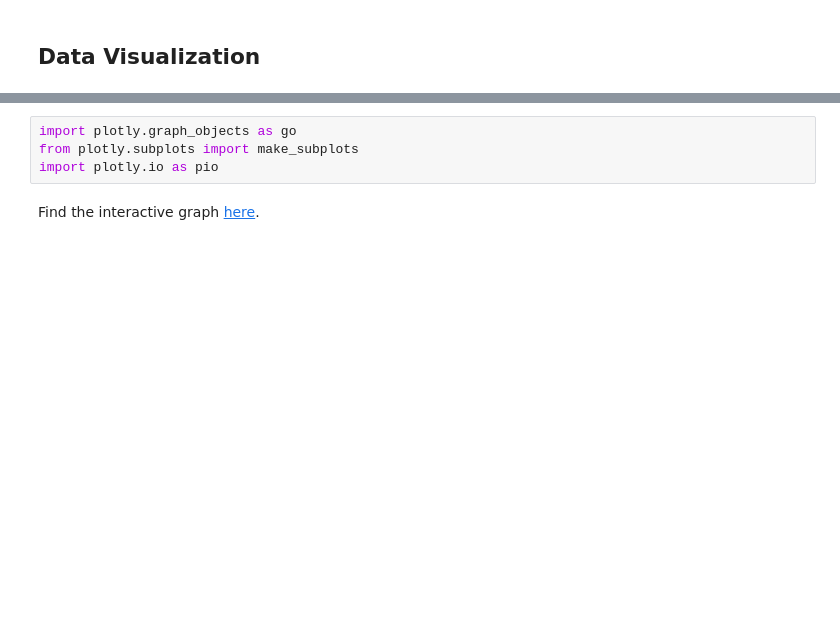
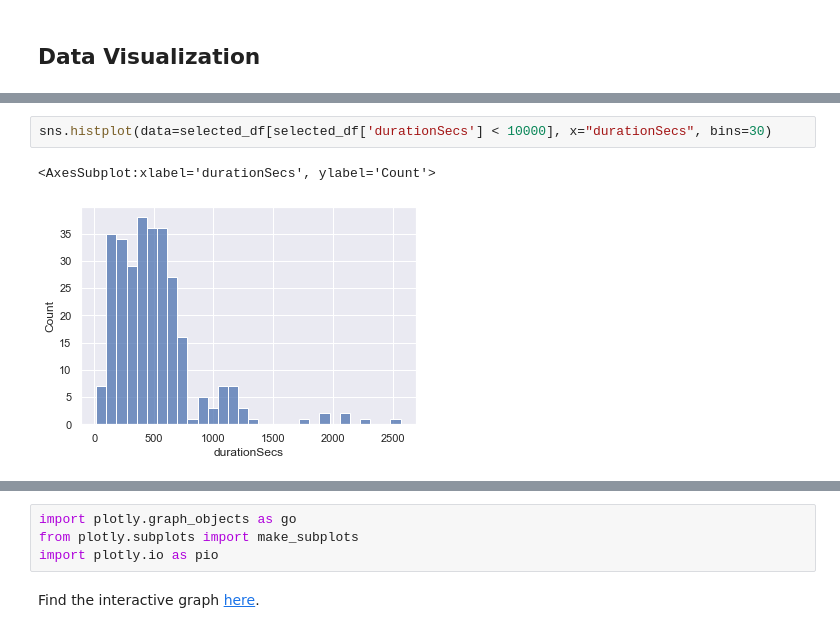
Before and after one commit to cjunwon/Youtube-Data-Analysis, a Jupyter notebook: main.ipynb, the cells around one changed output, grey strips where cells are left out. Drawn from its saved outputs; the diff is of its cells as text; blank space fills up the shorter version.

```diff
--- a/main.ipynb
+++ b/main.ipynb
@@ -119,0 +146,5 @@ video_comp_sentiments
+# %%
+sns.histplot(data=selected_df[selected_df['durationSecs'] < 10000], x="durationSecs", bins=30)
+# %% [output]
+<AxesSubplot:xlabel='durationSecs', ylabel='Count'>
+[figure, added]
```
Also changed, not shown: parts of 17 cells of this notebook.
